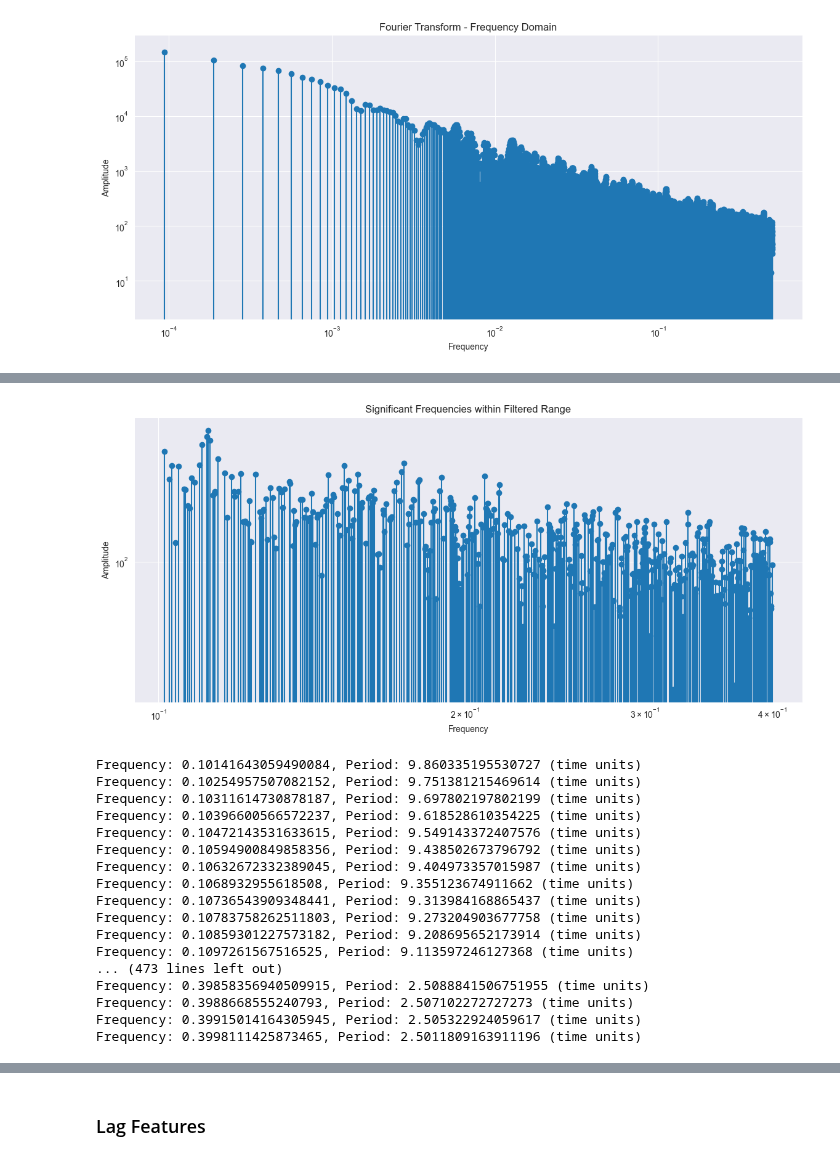
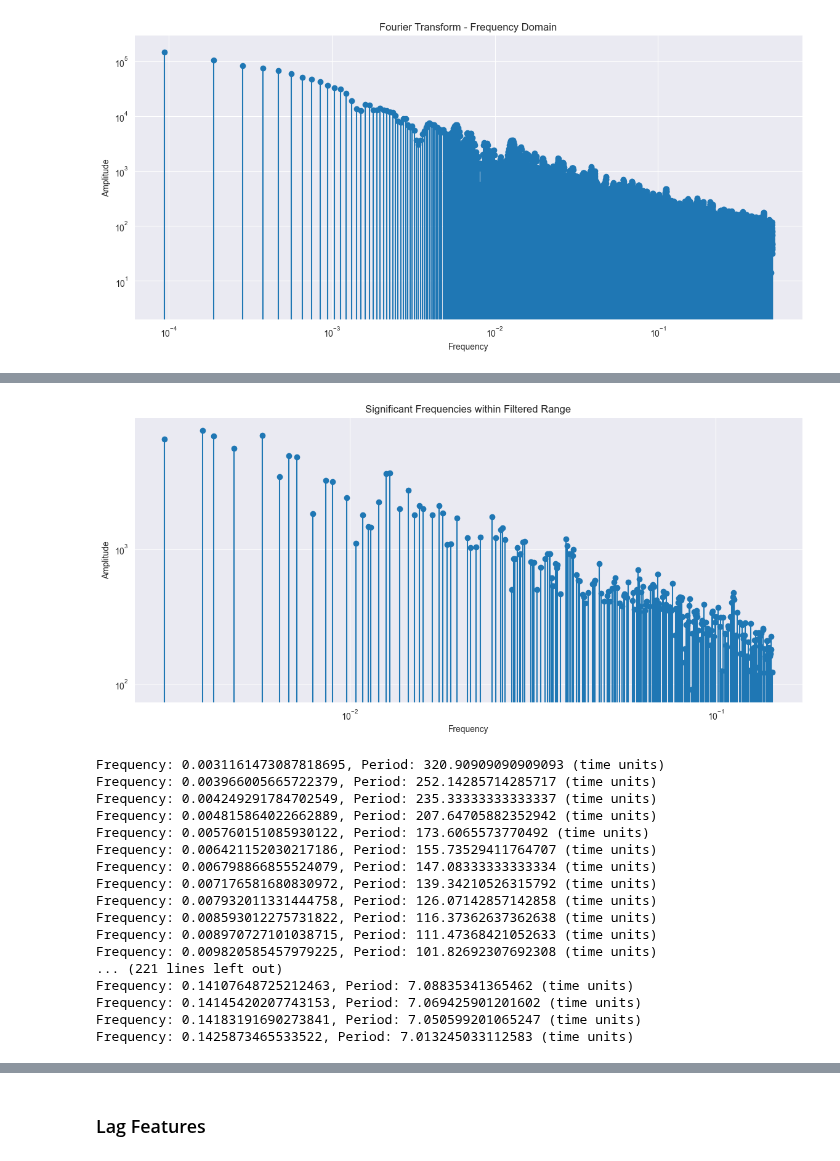
Before and after one commit to nicola-cecere/Stock_Market_TS_Prediction, a Jupyter notebook: featureEngineering.ipynb, the cells around one changed output, grey strips where cells are left out. Saved outputs shown, nothing was run; the diff lists cells and outputs as text; code cells hidden in the pictures.

```diff
--- a/featureEngineering.ipynb
+++ b/featureEngineering.ipynb
@@ -171,57 +171,56 @@ Frequency: 0.49905571293673273, Period: 2.003784295175024 (time units)
 Frequency: 0.49981114258734655, Period: 2.000755715095409 (time units)
 # %%
 # Define Frequency Range for Filtering
-# Example: Keeping frequencies between 0.01 and 0.5
-min_freq = 0.1
-max_freq = 0.4
+min_freq = 1 / 365 # Capturing annual cycles
+max_freq = 1 / 7 # Capturing weekly cycles
 
 # Filter out frequencies outside this range
 filtered_indices = np.where((frequencies >= min_freq) & (frequencies <= max_freq))
 filtered_freqs = frequencies[filtered_indices]
 filtered_amps = amplitudes[filtered_indices]
 
 # Find Peaks within the Filtered Frequencies
 peaks, _ = find_peaks(filtered_amps, height=0)  # Adjust height as needed
 
 # Extract Frequencies and Amplitudes of the Peaks
 significant_freqs = filtered_freqs[peaks]
 significant_amps = filtered_amps[peaks]
 
 # Plot the Filtered Frequencies and Amplitudes
 plt.figure(figsize=(14, 6))
 plt.stem(significant_freqs, significant_amps)
 plt.xscale('log')
 plt.yscale('log')
 plt.xlabel('Frequency')
 plt.ylabel('Amplitude')
 plt.title('Significant Frequencies within Filtered Range')
 plt.show()
 
 # Convert Frequencies to Time Periods
 significant_periods = 1 / significant_freqs
 
 # Print the significant frequencies and their corresponding periods
 for freq, period in zip(significant_freqs, significant_periods):
     print(f"Frequency: {freq}, Period: {period} (time units)")
 # %% [output]
-[figure, old version]
+[figure, new version]
-Frequency: 0.10141643059490084, Period: 9.860335195530727 (time units)
-Frequency: 0.10254957507082152, Period: 9.751381215469614 (time units)
-Frequency: 0.10311614730878187, Period: 9.697802197802199 (time units)
-Frequency: 0.10396600566572237, Period: 9.618528610354225 (time units)
-Frequency: 0.10472143531633615, Period: 9.549143372407576 (time units)
-Frequency: 0.10594900849858356, Period: 9.438502673796792 (time units)
-Frequency: 0.10632672332389045, Period: 9.404973357015987 (time units)
-Frequency: 0.1068932955618508, Period: 9.355123674911662 (time units)
-Frequency: 0.10736543909348441, Period: 9.313984168865437 (time units)
-Frequency: 0.10783758262511803, Period: 9.273204903677758 (time units)
-Frequency: 0.10859301227573182, Period: 9.208695652173914 (time units)
-Frequency: 0.1097261567516525, Period: 9.113597246127368 (time units)
-... (473 lines left out)
-Frequency: 0.39858356940509915, Period: 2.5088841506751955 (time units)
-Frequency: 0.3988668555240793, Period: 2.507102272727273 (time units)
-Frequency: 0.39915014164305945, Period: 2.505322924059617 (time units)
-Frequency: 0.3998111425873465, Period: 2.5011809163911196 (time units)
+Frequency: 0.0031161473087818695, Period: 320.90909090909093 (time units)
+Frequency: 0.003966005665722379, Period: 252.14285714285717 (time units)
+Frequency: 0.004249291784702549, Period: 235.33333333333337 (time units)
+Frequency: 0.004815864022662889, Period: 207.64705882352942 (time units)
+Frequency: 0.005760151085930122, Period: 173.6065573770492 (time units)
+Frequency: 0.006421152030217186, Period: 155.73529411764707 (time units)
+Frequency: 0.006798866855524079, Period: 147.08333333333334 (time units)
+Frequency: 0.007176581680830972, Period: 139.34210526315792 (time units)
+Frequency: 0.007932011331444758, Period: 126.07142857142858 (time units)
+Frequency: 0.008593012275731822, Period: 116.37362637362638 (time units)
+Frequency: 0.008970727101038715, Period: 111.47368421052633 (time units)
+Frequency: 0.009820585457979225, Period: 101.82692307692308 (time units)
+... (221 lines left out)
+Frequency: 0.14107648725212463, Period: 7.08835341365462 (time units)
+Frequency: 0.14145420207743153, Period: 7.069425901201602 (time units)
+Frequency: 0.14183191690273841, Period: 7.050599201065247 (time units)
+Frequency: 0.1425873465533522, Period: 7.013245033112583 (time units)
 # %%
 # Convert Frequencies to Periods
 significant_periods = 1 / significant_freqs
```
Also changed, not shown: parts of 3 cells of this notebook, 2 other files.
